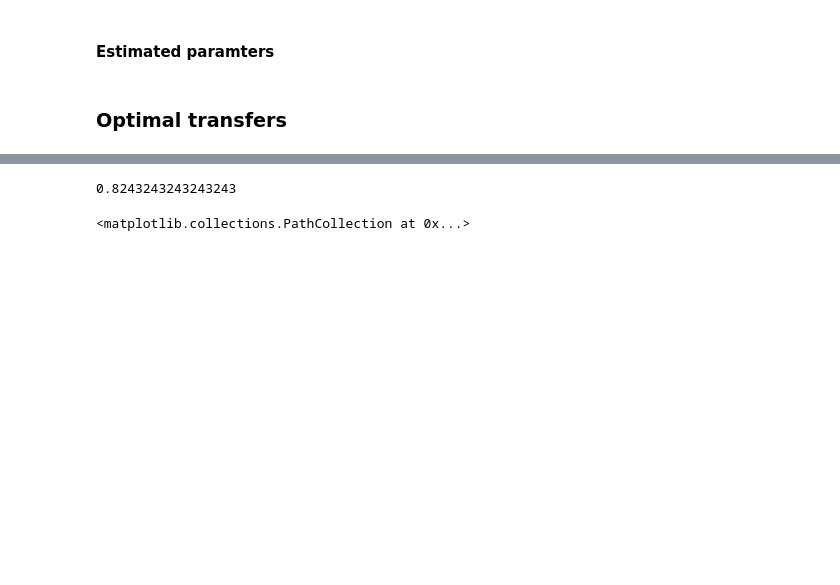
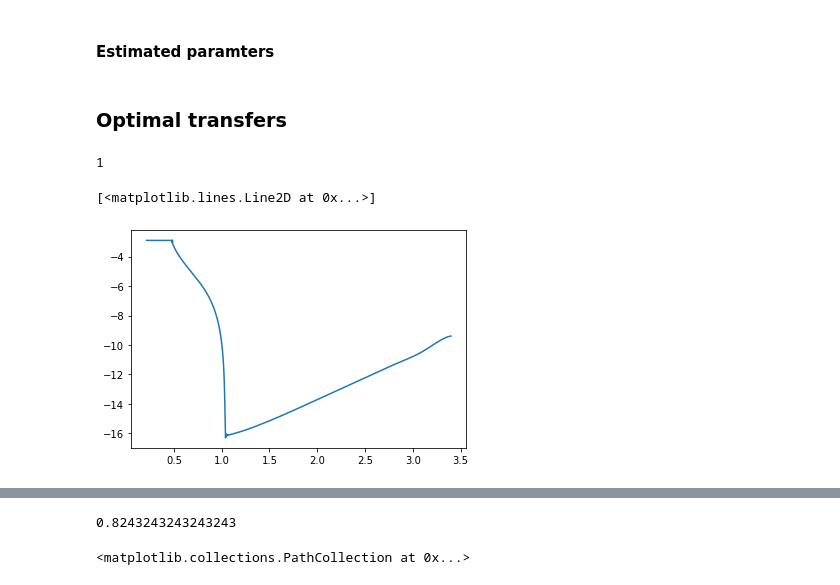
Before and after one commit to SZuzek/Shorttimework, a Jupyter notebook: main.ipynb, the cells around one changed output, grey strips where cells are left out. Cells and saved outputs as stored; diff of their text form; code cells hidden in the pictures; blank space fills up the shorter version.

```diff
--- a/main.ipynb
+++ b/main.ipynb
@@ -699,5 +943,12 @@ with open("tables/estimated_parameters.tex", "w") as f:
     f.write( "\\end{table}" )
 # %% [markdown]
 ### Optimal transfers
+# %%
+c[5].stw_.m.options.SOLVESTATUS
+# %% [output]
+1
 # %%
-plt.plot
+plt.plot(c[5].stw_.theta, np.log(np.array(c[5].stw_.t)))
+# %% [output]
+[<matplotlib.lines.Line2D at 0x...>]
+[figure, added]
```
Also changed, not shown: parts of 35 cells of this notebook, 12 other files.
